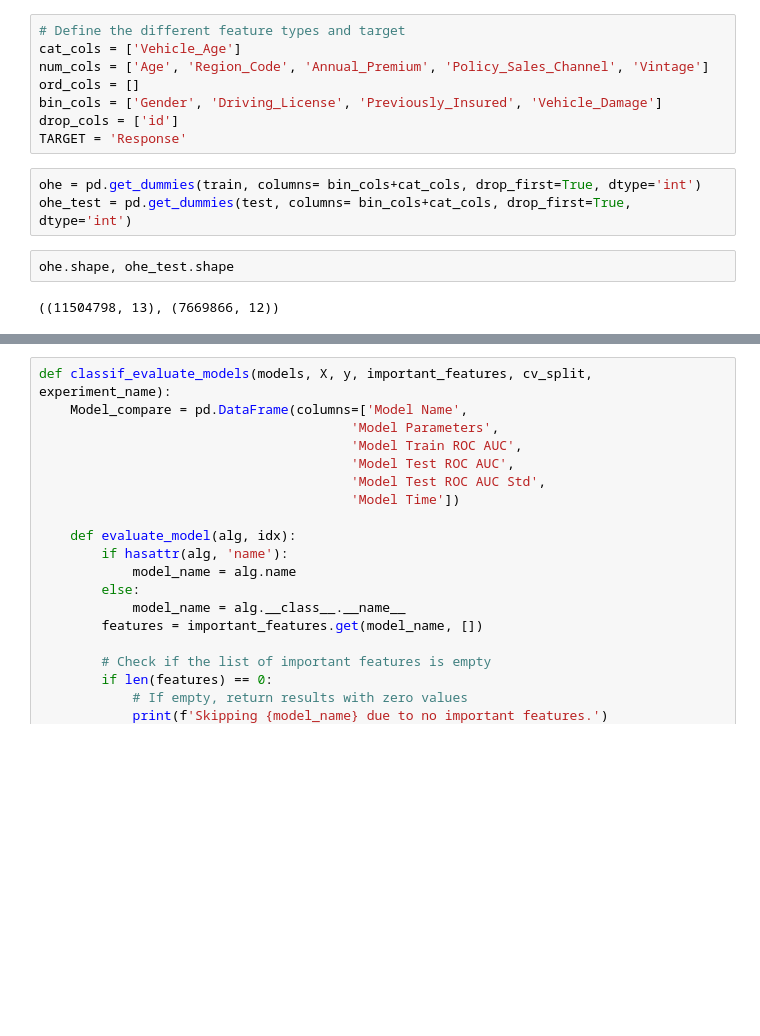
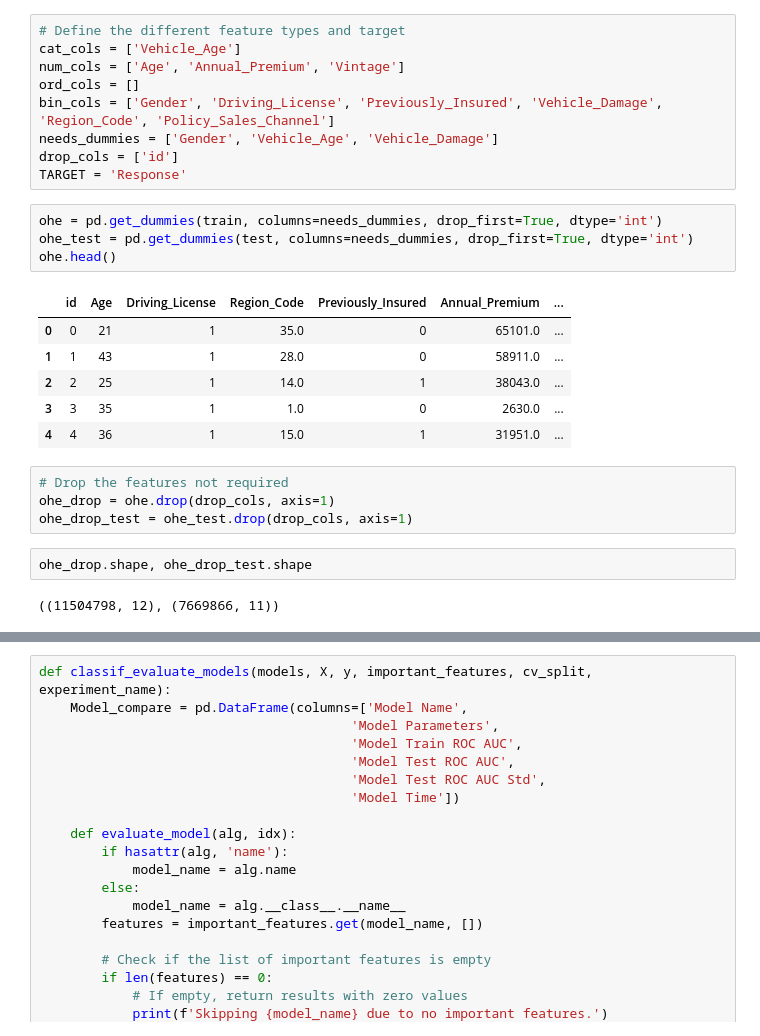
Before and after one commit to hardboyvino/kaggle_competition, a Jupyter notebook: playground_4.7/lgbm.ipynb, the cells around one changed output, grey strips where cells are left out. Cells and saved outputs as stored; diff of their text form; blank space fills up the shorter version.

```diff
--- a/playground_4.7/lgbm.ipynb
+++ b/playground_4.7/lgbm.ipynb
@@ -39,15 +46,28 @@ train.shape, test.shape
 # %%
 # Define the different feature types and target
 cat_cols = ['Vehicle_Age']
-num_cols = ['Age', 'Region_Code', 'Annual_Premium', 'Policy_Sales_Channel', 'Vintage']
+num_cols = ['Age', 'Annual_Premium', 'Vintage']
 ord_cols = []
-bin_cols = ['Gender', 'Driving_License', 'Previously_Insured', 'Vehicle_Damage']
+bin_cols = ['Gender', 'Driving_License', 'Previously_Insured', 'Vehicle_Damage', 'Region_Code', 'Policy_Sales_Channel']
+needs_dummies = ['Gender', 'Vehicle_Age', 'Vehicle_Damage']
 drop_cols = ['id']
 TARGET = 'Response'
 # %%
-ohe = pd.get_dummies(train, columns= bin_cols+cat_cols, drop_first=True, dtype='int')
-ohe_test = pd.get_dummies(test, columns= bin_cols+cat_cols, drop_first=True, dtype='int')
+ohe = pd.get_dummies(train, columns=needs_dummies, drop_first=True, dtype='int')
+ohe_test = pd.get_dummies(test, columns=needs_dummies, drop_first=True, dtype='int')
+ohe.head()
+# %% [output]
+|  | id | Age | Driving_License | Region_Code | Previously_Insured | Annual_Premium | ... |
+| 0 | 0 | 21 | 1 | 35.0 | 0 | 65101.0 | ... |
+| 1 | 1 | 43 | 1 | 28.0 | 0 | 58911.0 | ... |
+| 2 | 2 | 25 | 1 | 14.0 | 1 | 38043.0 | ... |
+| 3 | 3 | 35 | 1 | 1.0 | 0 | 2630.0 | ... |
+| 4 | 4 | 36 | 1 | 15.0 | 1 | 31951.0 | ... |
+# %%
+# Drop the features not required
+ohe_drop = ohe.drop(drop_cols, axis=1)
+ohe_drop_test = ohe_test.drop(drop_cols, axis=1)
 # %%
-ohe.shape, ohe_test.shape
+ohe_drop.shape, ohe_drop_test.shape
 # %% [output]
-((11504798, 13), (7669866, 12))
+((11504798, 12), (7669866, 11))
```
Also changed, not shown: parts of 32 cells of this notebook.
